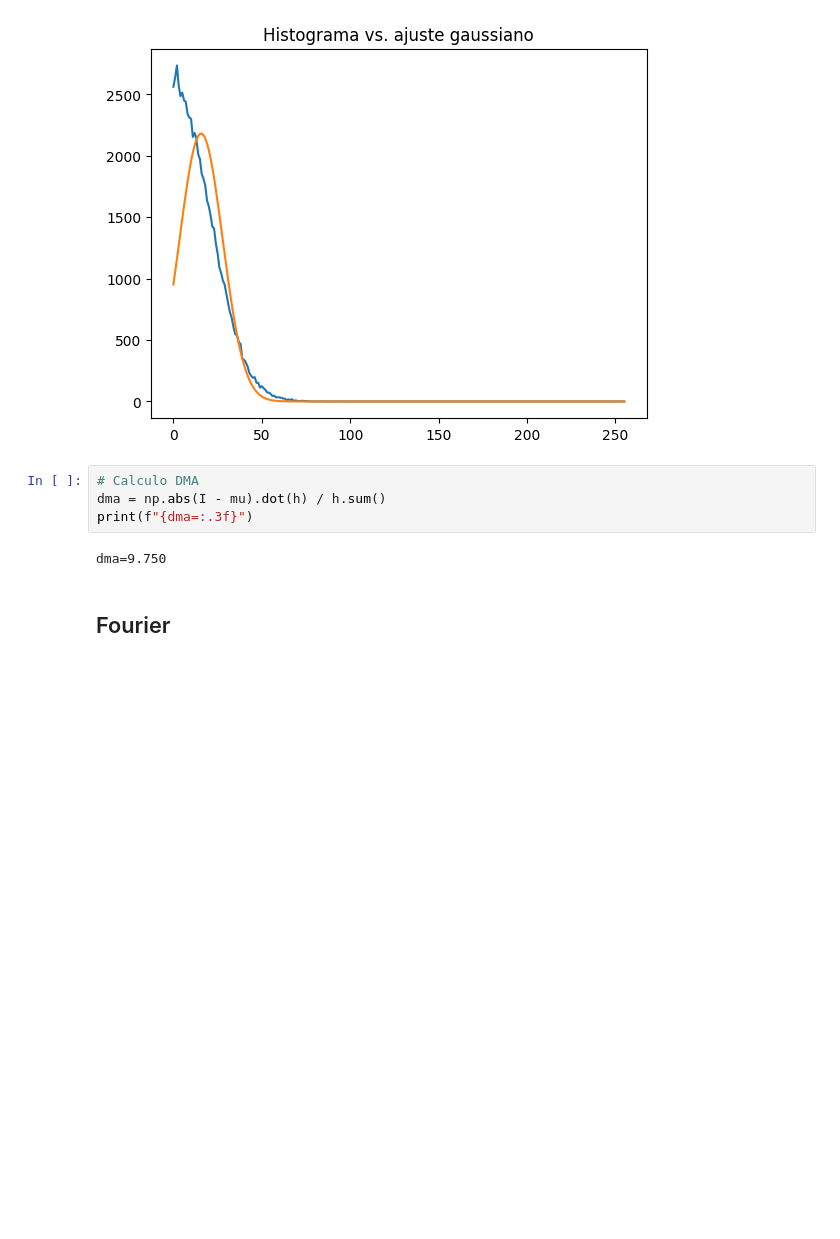
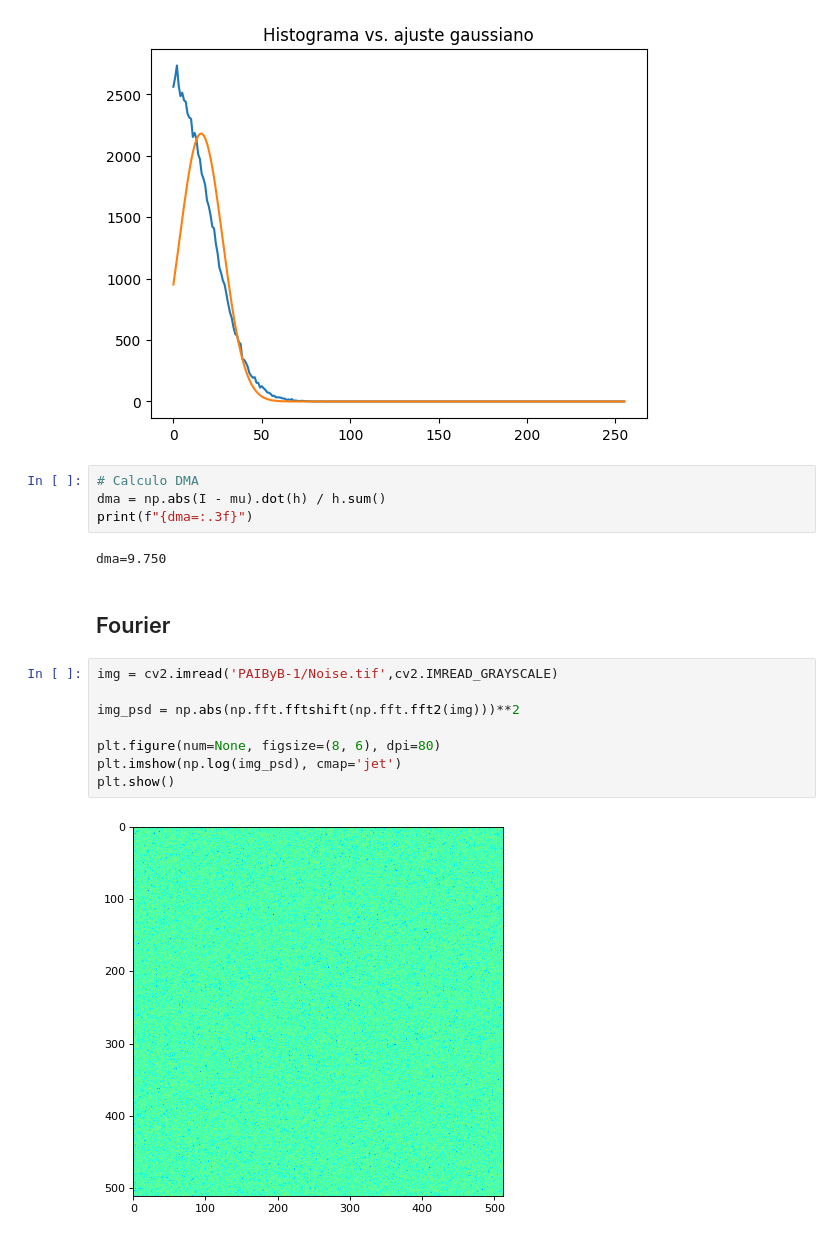
Before and after one commit to gonzagrau/PAIByB, a Jupyter notebook: GUIA1/a01_est_var.ipynb, the cells around one changed output. Drawn from its saved outputs; the diff is of its cells as text; blank space fills up the shorter version.

```diff
--- a/GUIA1/a01_est_var.ipynb
+++ b/GUIA1/a01_est_var.ipynb
@@ -73,6 +73,16 @@ print(f"{dma=:.3f}")
 dma=9.750
 # %% [markdown]
 ## Fourier
+# %%
+img = cv2.imread('PAIByB-1/Noise.tif',cv2.IMREAD_GRAYSCALE)
+
+img_psd = np.abs(np.fft.fftshift(np.fft.fft2(img)))**2
+
+plt.figure(num=None, figsize=(8, 6), dpi=80)
+plt.imshow(np.log(img_psd), cmap='jet')
+plt.show()
+# %% [output]
+[figure, added]
 # %%
 img = cv2.imread('PAIByB-2/Pie2-1.tif',cv2.IMREAD_GRAYSCALE)
 
```
Also changed, not shown: parts of 2 cells of this notebook.
